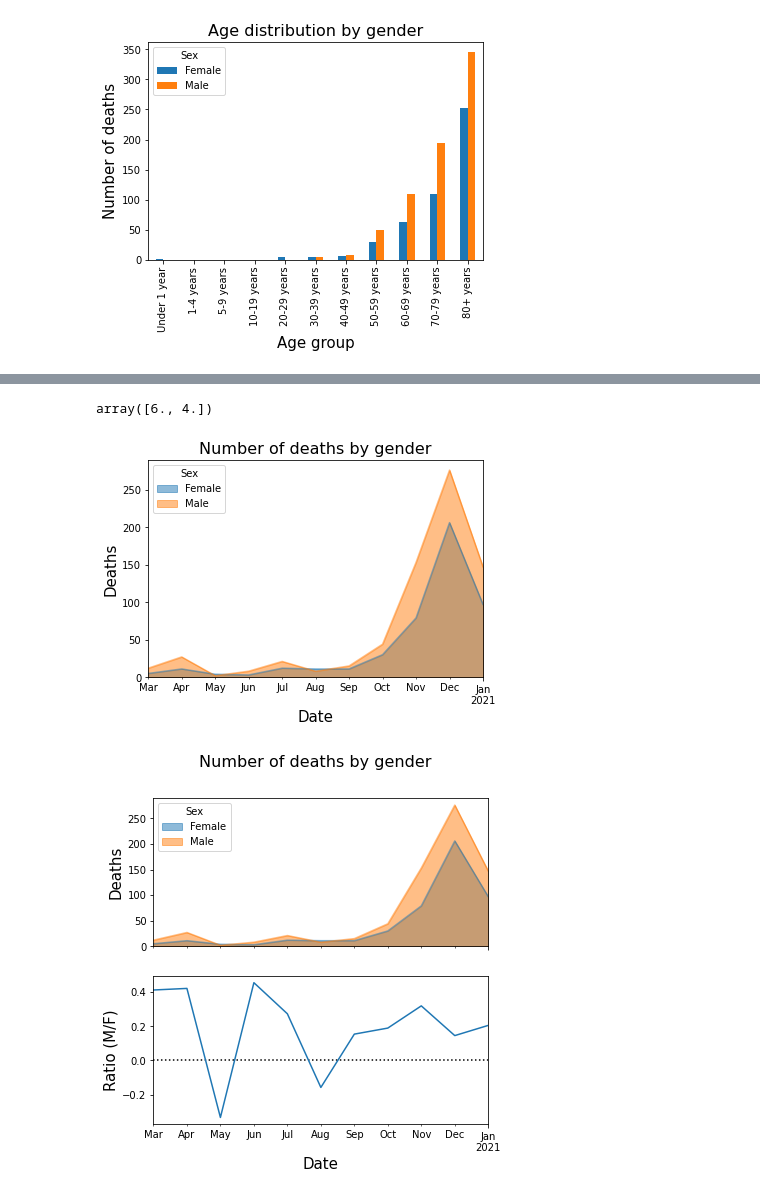
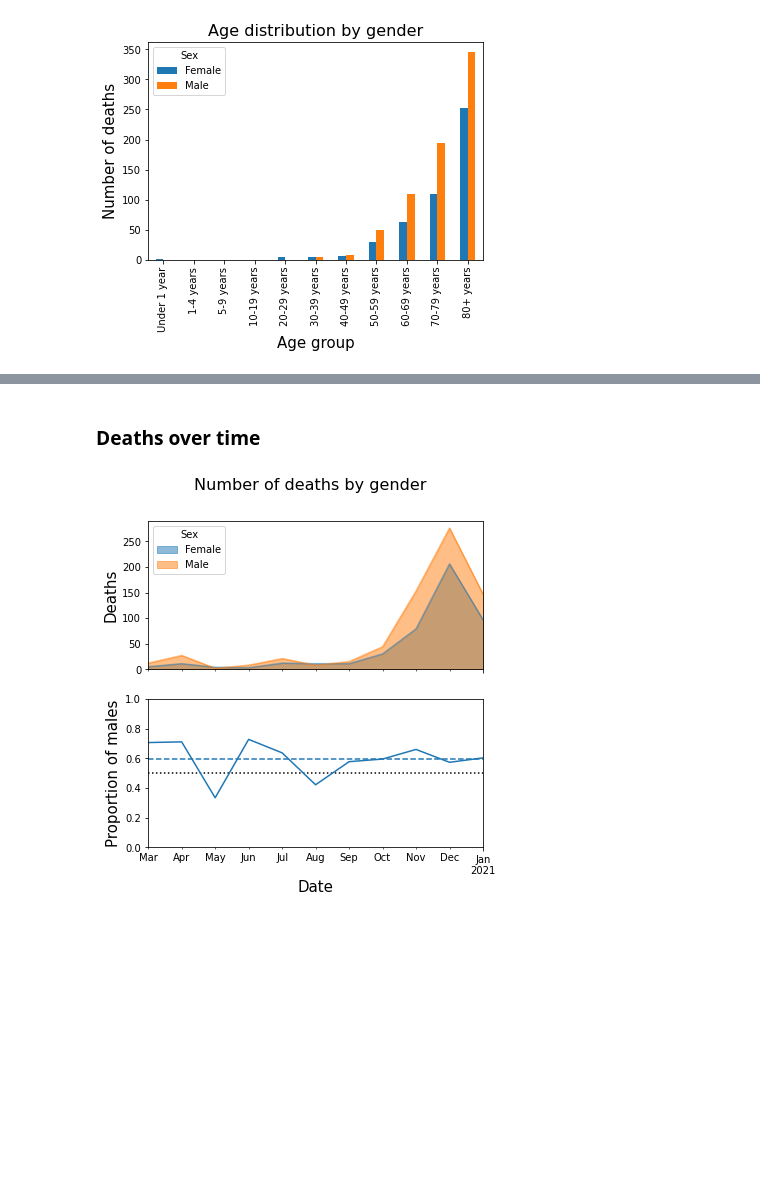
Before and after one commit to ccontrer/20-08Covid19Physiology, a Jupyter notebook: python/03 COVID-19 Alberta restricted data.ipynb, the cells around one changed output, grey strips where cells are left out. Drawn from its saved outputs; the diff is of its cells as text; code cells hidden in the pictures; blank space fills up the shorter version.

```diff
--- a/python/03 COVID-19 Alberta restricted data.ipynb
+++ b/python/03 COVID-19 Alberta restricted data.ipynb
@@ -370,15 +549,22 @@ counttable(temp)
+# %% [markdown]
+### Deaths over time
 # %%
 temp = df[df['Dead flag']].groupby('Sex')['Year_Month']
 temp = temp.value_counts().unstack(0).sort_index().fillna(0).fillna(method="pad")
 temp = temp.rename(columns={"M":"Male", "F": "Female"})
-temp.plot.area(stacked=False)
-plt.xlabel('Date', fontsize=15)
-plt.ylabel('Deaths', fontsize=15)
-plt.title("Number of deaths by gender", fontsize=16);
-plt.gcf().get_size_inches()
+fig, ax = plt.subplots(2, 1, figsize=(6, 6), sharex=True)
+temp.plot.area(stacked=False, ax=ax[0])
+ax[0].set_ylabel('Deaths', fontsize=15)
+temp1 = (temp['Male'] )/(temp['Male'] + temp['Female'])
+temp1.plot(ax=ax[1])
+plt.hlines(0.5, temp1.index.values.min(), temp1.index.values.max(), linestyle='dotted', color='black')
+plt.hlines(temp1.mean(), temp1.index.values.min(), temp1.index.values.max(), linestyle='dashed', color='tab:blue')
+ax[1].set_xlabel('Date', fontsize=15)
+ax[1].set_ylim([0, 1])
+ax[1].set_ylabel('Proportion of males', fontsize=15)
+fig.suptitle("Number of deaths by gender", fontsize=16);
 # %% [output]
-array([6., 4.])
-[figure, old version]
+[figure, new version]
 # %%
 temp = df[df['Dead flag']].groupby('Sex')['Year_Month']
 temp = temp.value_counts().unstack(0).sort_index().fillna(0).fillna(method="pad")
@@ -386,11 +572,11 @@ temp = temp.rename(columns={"M":"Male", "F": "Female"})
 fig, ax = plt.subplots(2, 1, figsize=(6, 6), sharex=True)
 temp.plot.area(stacked=False, ax=ax[0])
 ax[0].set_ylabel('Deaths', fontsize=15)
-temp1 = (temp['Male'] - temp['Female'])/(temp['Male'] + temp['Female'])
+temp1 = (temp['Male'] )/(temp['Male'] + temp['Female'])
 temp1.plot(ax=ax[1])
-plt.hlines(0, temp1.index.values.min(), temp1.index.values.max(), linestyle='dotted', color='black')
+plt.hlines(0.5, temp1.index.values.min(), temp1.index.values.max(), linestyle='dotted', color='black')
+plt.hlines(temp1.mean(), temp1.index.values.min(), temp1.index.values.max(), linestyle='dashed', color='tab:blue')
 ax[1].set_xlabel('Date', fontsize=15)
-ax[1].set_ylabel('Ratio (M/F)', fontsize=15);
+ax[1].set_ylim([0, 1])
+ax[1].set_ylabel('Proportion of males', fontsize=15)
 fig.suptitle("Number of deaths by gender", fontsize=16);
-# %% [output]
-[figure, removed]
```
Also changed, not shown: parts of 27 cells of this notebook, 1 other file.
